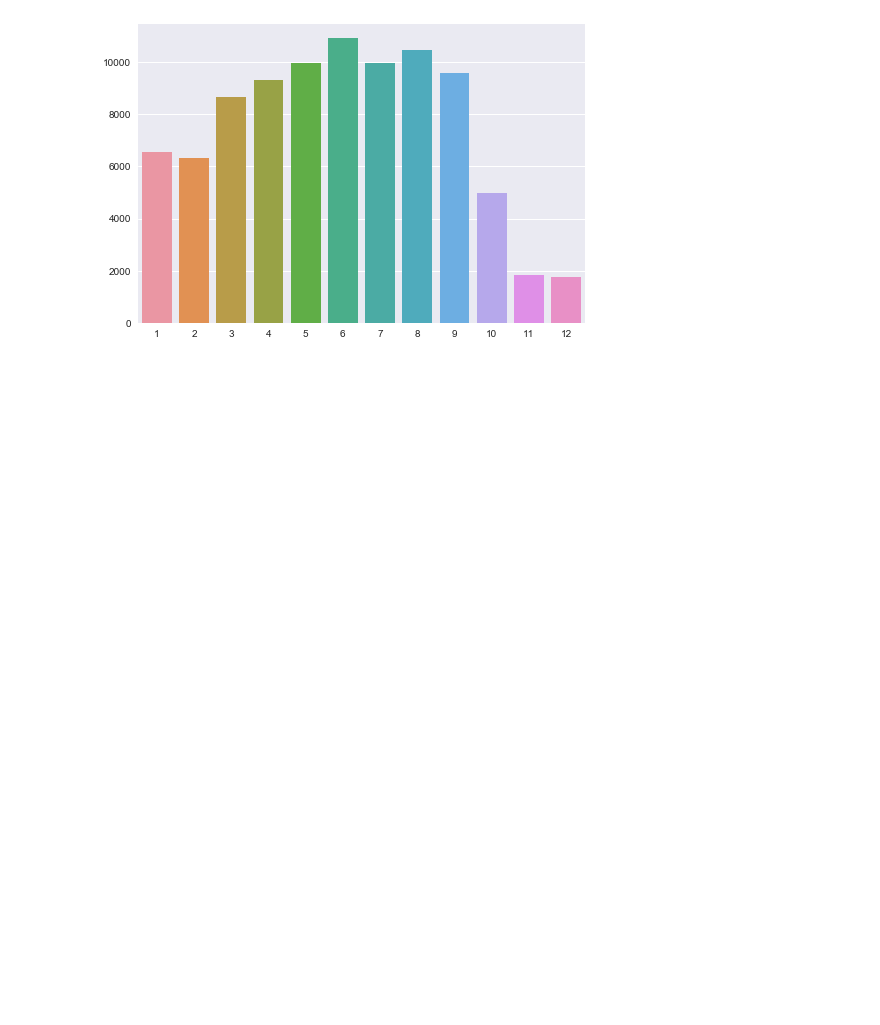
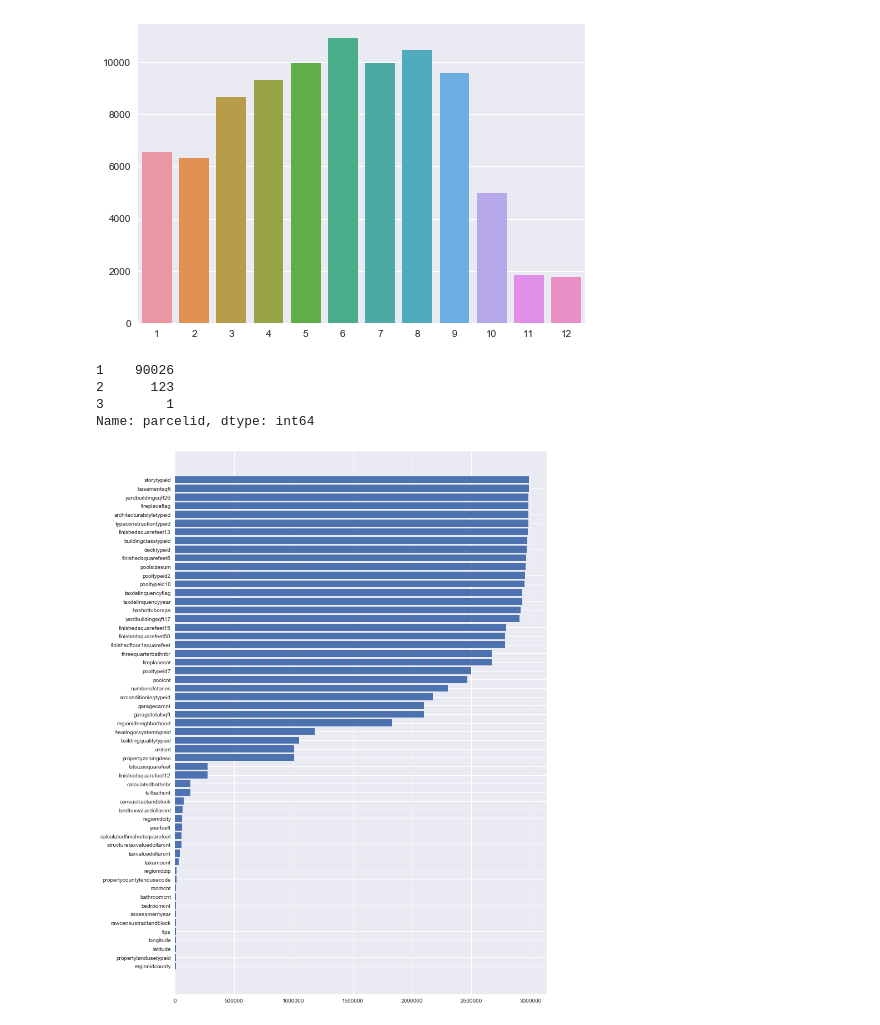
Before and after one commit to prabha-git/kaggle, a Jupyter notebook: Zillow House Value prediction/Simple Exploration Notebook - Zillow Prize.ipynb, the cells around one changed output. Cells and saved outputs as stored; diff of their text form; code cells hidden in the pictures; blank space fills up the shorter version.

```diff
--- a/Zillow House Value prediction/Simple Exploration Notebook - Zillow Prize.ipynb
+++ b/Zillow House Value prediction/Simple Exploration Notebook - Zillow Prize.ipynb
@@ -58,3 +58,28 @@ sns.barplot(cnt.index,cnt.values)
 # %% [output]
 <matplotlib.axes._subplots.AxesSubplot at 0x...>
 [figure]
+# %%
+#most of the parcel ids are appearing only once
+train.parcelid.value_counts().reset_index()['parcelid'].value_counts()
+# %% [output]
+1    90026
+2      123
+3        1
+Name: parcelid, dtype: int64
+# %%
+#lets explore properties_2016
+prop_2016=pd.read_csv('properties_2016.csv')
+# %%
+missing_df=prop_2016.isnull().sum(axis=0).reset_index()
+missing_df.columns=['column_name','missing_count']
+missing_df=missing_df[missing_df.missing_count>0]
+# %%
+missing_df=missing_df.sort_values('missing_count')
+# %%
+fig,ax=plt.subplots(figsize=(12,18))
+ax.barh(range(missing_df.shape[0]),missing_df.missing_count.values)
+ax.set_yticks(range(missing_df.shape[0]))
+ax.set_yticklabels(missing_df.column_name)
+plt.show()
+# %% [output]
+[figure, added]
```
Also changed, not shown: parts of 11 cells of this notebook.
